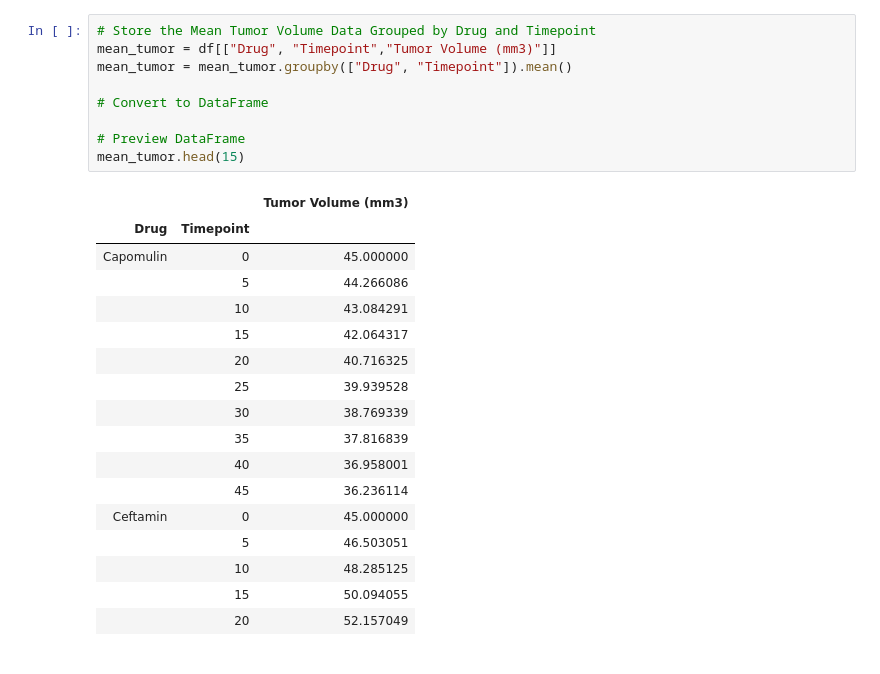
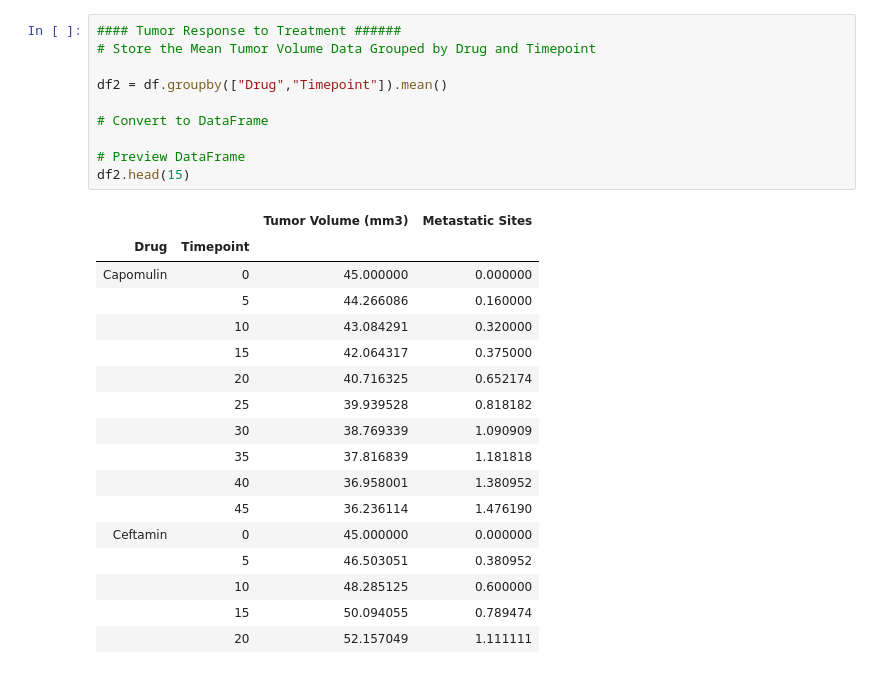
Before and after one commit to mcordray1988/matplotlib-Challenge, a Jupyter notebook: Pymaceuticals/Pymaceuticals.ipynb, the cells around one changed output. Cells and saved outputs as stored; diff of their text form.

```diff
--- a/Pymaceuticals/Pymaceuticals.ipynb
+++ b/Pymaceuticals/Pymaceuticals.ipynb
@@ -35,27 +32,28 @@ pandas.core.frame.DataFrame
 # %%
+#### Tumor Response to Treatment ######
 # Store the Mean Tumor Volume Data Grouped by Drug and Timepoint
-mean_tumor = df[["Drug", "Timepoint","Tumor Volume (mm3)"]]
-mean_tumor = mean_tumor.groupby(["Drug", "Timepoint"]).mean()
+
+df2 = df.groupby(["Drug","Timepoint"]).mean()
 
 # Convert to DataFrame
 
 # Preview DataFrame
-mean_tumor.head(15)
+df2.head(15)
 # %% [output]
-|  |  | Tumor Volume (mm3) |
-| Drug | Timepoint |  |
-| Capomulin | 0 | 45.000000 |
-|  | 5 | 44.266086 |
-|  | 10 | 43.084291 |
-|  | 15 | 42.064317 |
-|  | 20 | 40.716325 |
-|  | 25 | 39.939528 |
-|  | 30 | 38.769339 |
-|  | 35 | 37.816839 |
-|  | 40 | 36.958001 |
-|  | 45 | 36.236114 |
-| Ceftamin | 0 | 45.000000 |
-|  | 5 | 46.503051 |
-|  | 10 | 48.285125 |
-|  | 15 | 50.094055 |
-|  | 20 | 52.157049 |
+|  |  | Tumor Volume (mm3) | Metastatic Sites |
+| Drug | Timepoint |  |  |
+| Capomulin | 0 | 45.000000 | 0.000000 |
+|  | 5 | 44.266086 | 0.160000 |
+|  | 10 | 43.084291 | 0.320000 |
+|  | 15 | 42.064317 | 0.375000 |
+|  | 20 | 40.716325 | 0.652174 |
+|  | 25 | 39.939528 | 0.818182 |
+|  | 30 | 38.769339 | 1.090909 |
+|  | 35 | 37.816839 | 1.181818 |
+|  | 40 | 36.958001 | 1.380952 |
+|  | 45 | 36.236114 | 1.476190 |
+| Ceftamin | 0 | 45.000000 | 0.000000 |
+|  | 5 | 46.503051 | 0.380952 |
+|  | 10 | 48.285125 | 0.600000 |
+|  | 15 | 50.094055 | 0.789474 |
+|  | 20 | 52.157049 | 1.111111 |
```
Also changed, not shown: parts of 18 cells of this notebook.
